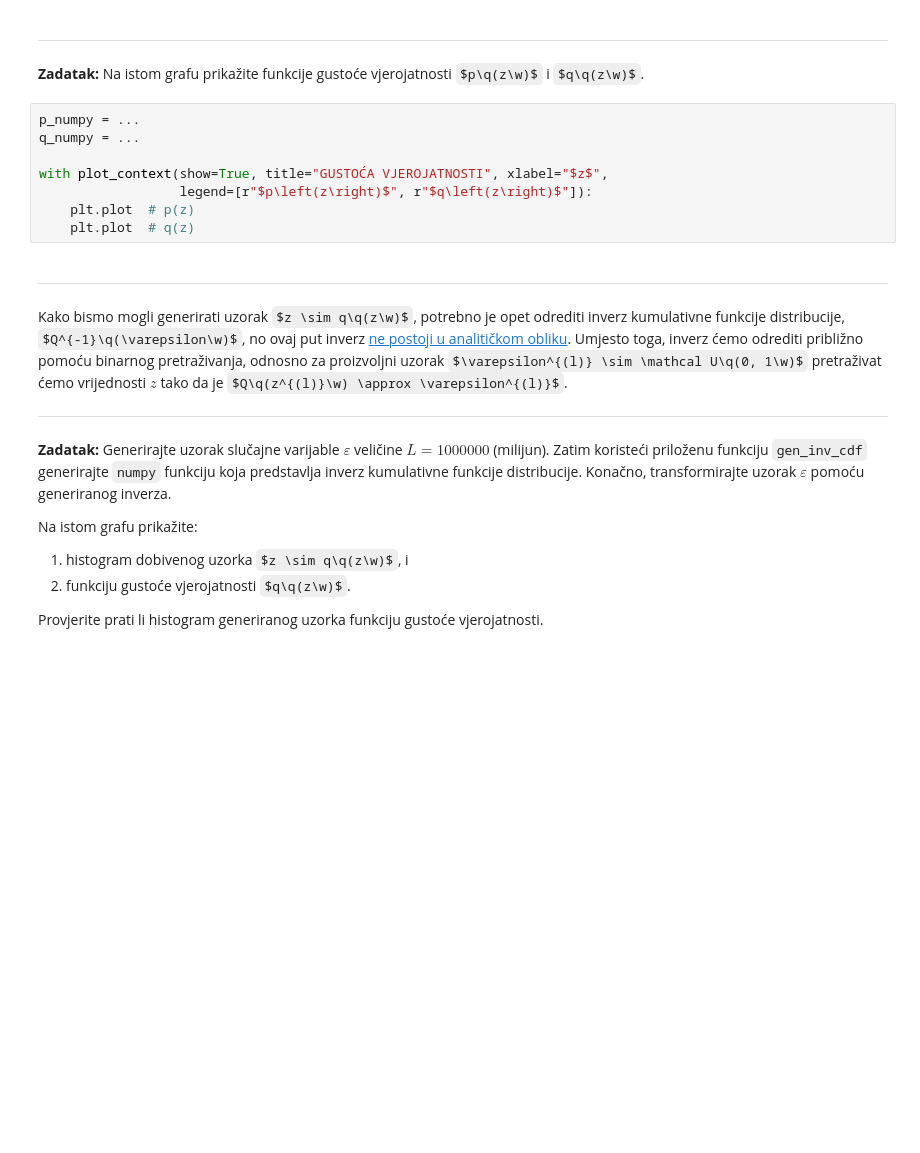
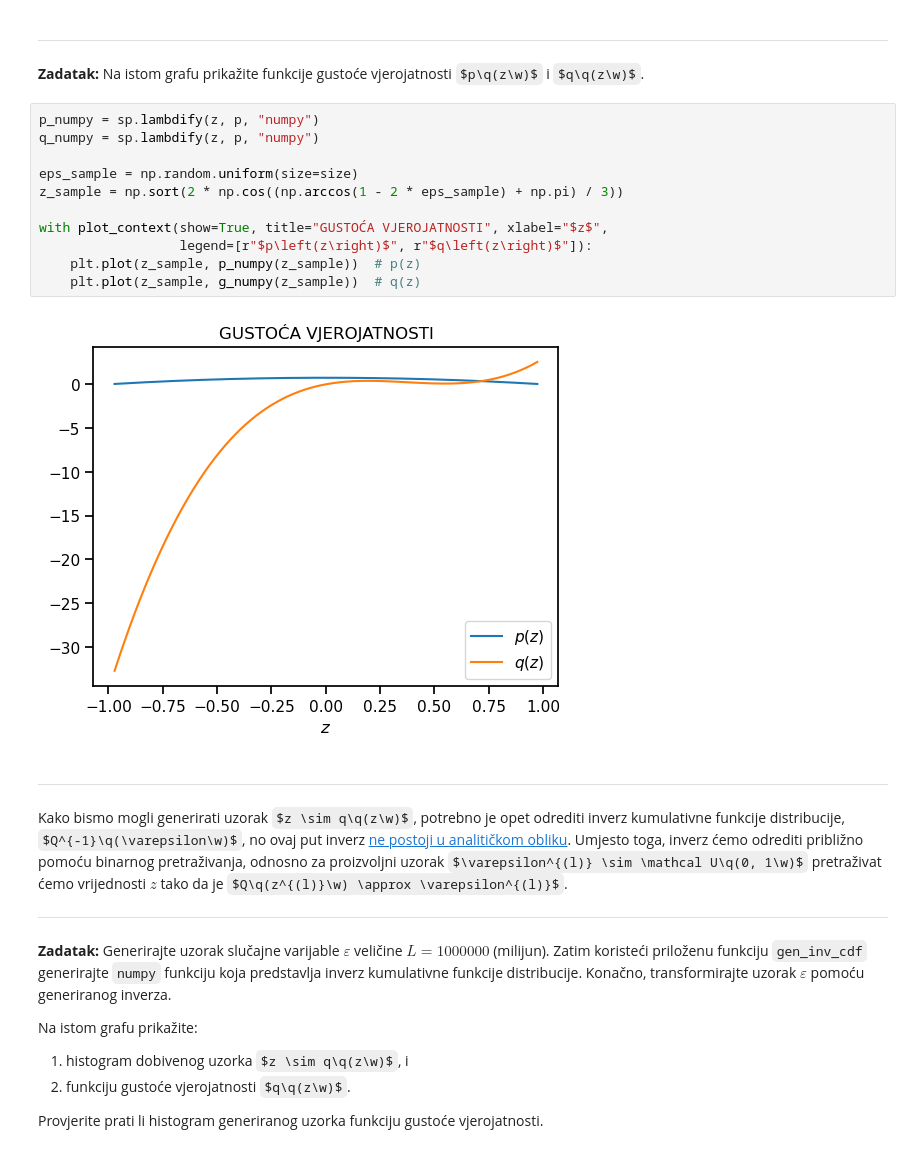
Before and after one commit to dinogrgic1/fer-deep-learning-2-labs, a Jupyter notebook: lab2/lab_2.ipynb, the cells around one changed output. Cells and saved outputs as stored; diff of their text form; some formulas as TeX source; blank space fills up the shorter version.

```diff
--- a/lab2/lab_2.ipynb
+++ b/lab2/lab_2.ipynb
@@ -315,13 +337,18 @@ display(
 
 <b>Zadatak:</b> Na istom grafu prikažite funkcije gustoće vjerojatnosti $p\q(z\w)$ i $q\q(z\w)$.
 # %%
-p_numpy = ...
-q_numpy = ...
+p_numpy = sp.lambdify(z, p, "numpy")
+q_numpy = sp.lambdify(z, p, "numpy")
+
+eps_sample = np.random.uniform(size=size)
+z_sample = np.sort(2 * np.cos((np.arccos(1 - 2 * eps_sample) + np.pi) / 3))
 
 with plot_context(show=True, title="GUSTOĆA VJEROJATNOSTI", xlabel="$z$",
                   legend=[r"$p\left(z\right)$", r"$q\left(z\right)$"]):
-    plt.plot  # p(z)
-    plt.plot  # q(z)
+    plt.plot(z_sample, p_numpy(z_sample))  # p(z)
+    plt.plot(z_sample, g_numpy(z_sample))  # q(z)
+# %% [output]
+[figure, added]
 # %% [markdown]
 ---
 
```
Also changed, not shown: parts of 11 cells of this notebook, 1 other file.
